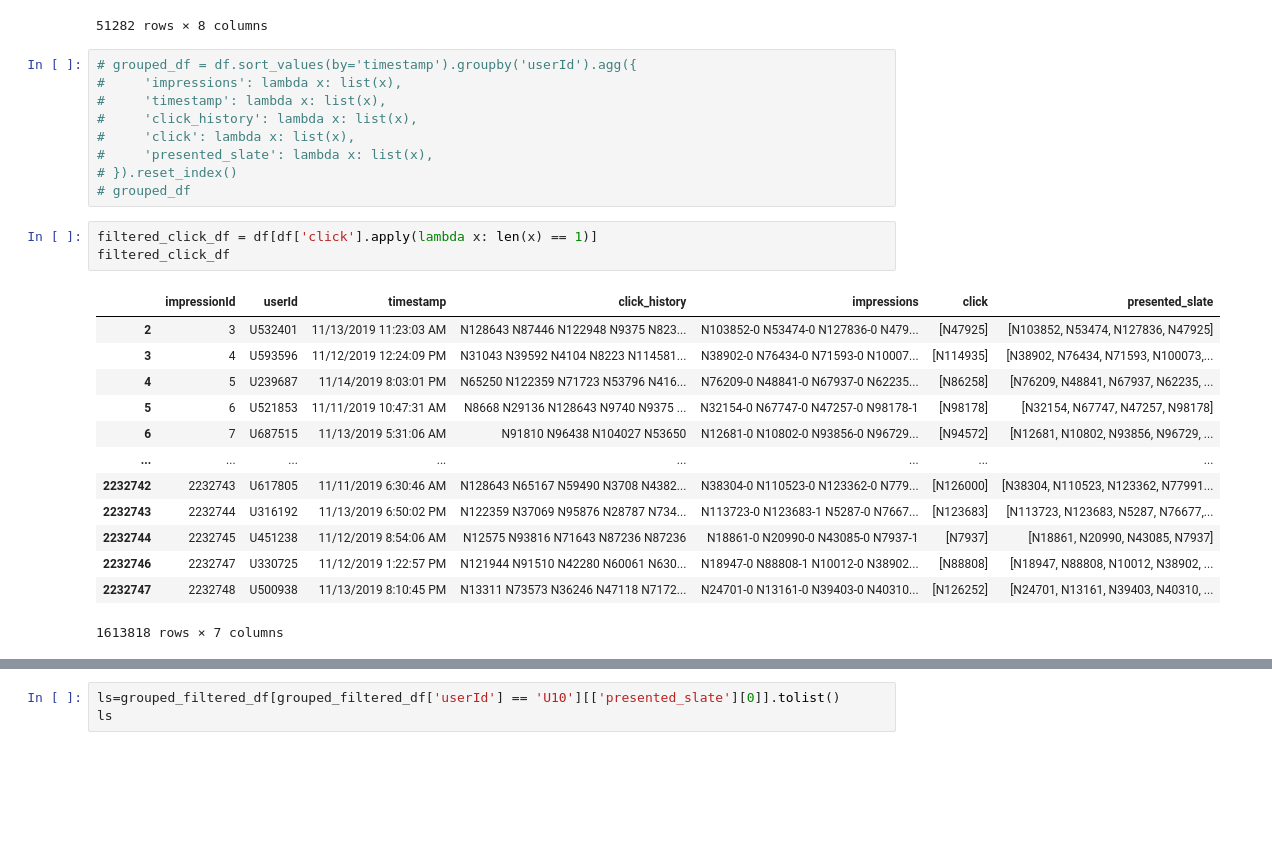
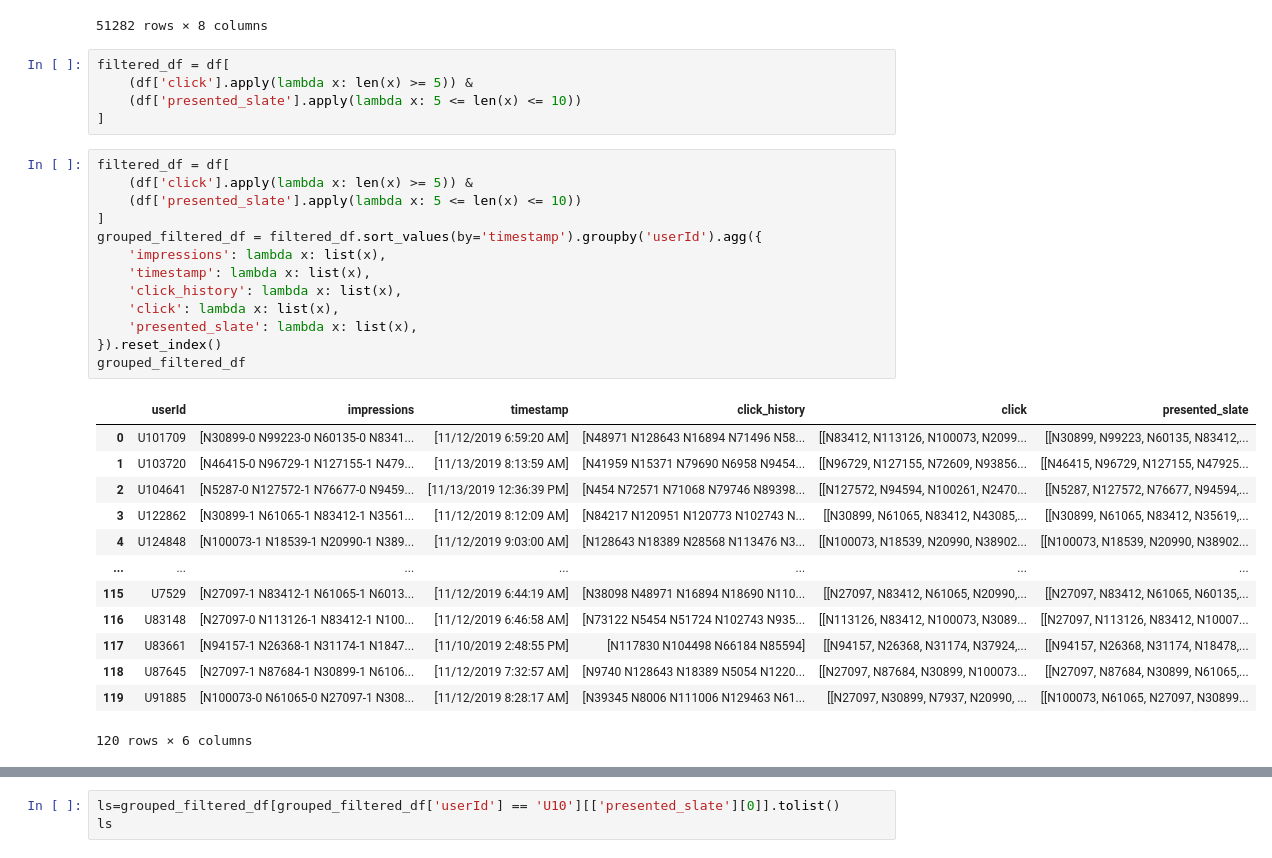
Before and after one commit to Asr419/rl_spotifyrecs, a Jupyter notebook: src/rl_spotifyrecs/mind_dataset/mind_data.ipynb, the cells around one changed output, grey strips where cells are left out. Saved outputs shown, nothing was run; the diff lists cells and outputs as text; blank space fills up the shorter version.

```diff
--- a/src/rl_spotifyrecs/mind_dataset/mind_data.ipynb
+++ b/src/rl_spotifyrecs/mind_dataset/mind_data.ipynb
@@ -74,29 +76,35 @@ The article data consist in total of 51282 number of articles.
 | 51280 | N34418 | sports | soccer_epl | How the Sounders won MLS Cup | Mark, Jeremiah and Casey were so ... | https://assets.msn.com/labs/mind/... | [{"Label": "MLS Cup", "Type": "U"... | [] |
 | 51281 | N44276 | autos | autossports | Best Sports Car Deals for October | NaN | https://assets.msn.com/labs/mind/... | [{"Label": "Peugeot RCZ", "Type":... | [] |
 51282 rows × 8 columns
+# %%
+filtered_df = df[
+    (df['click'].apply(lambda x: len(x) >= 5)) &
+    (df['presented_slate'].apply(lambda x: 5 <= len(x) <= 10))
+]
 # %%
-# grouped_df = df.sort_values(by='timestamp').groupby('userId').agg({
-#     'impressions': lambda x: list(x),
-#     'timestamp': lambda x: list(x),
-#     'click_history': lambda x: list(x),
-#     'click': lambda x: list(x),
-#     'presented_slate': lambda x: list(x),
-# }).reset_index()
-# grouped_df
+filtered_df = df[
+    (df['click'].apply(lambda x: len(x) >= 5)) &
+    (df['presented_slate'].apply(lambda x: 5 <= len(x) <= 10))
+]
+grouped_filtered_df = filtered_df.sort_values(by='timestamp').groupby('userId').agg({
+    'impressions': lambda x: list(x),
+    'timestamp': lambda x: list(x),
+    'click_history': lambda x: list(x),
+    'click': lambda x: list(x),
+    'presented_slate': lambda x: list(x),
+}).reset_index()
+grouped_filtered_df
+# %% [output]
+|  | userId | impressions | timestamp | click_history | click | presented_slate |
+| 0 | U101709 | [N30899-0 N99223-0 N60135-0 N8341... | [11/12/2019 6:59:20 AM] | [N48971 N128643 N16894 N71496 N58... | [[N83412, N113126, N100073, N2099... | [[N30899, N99223, N60135, N83412,... |
+| 1 | U103720 | [N46415-0 N96729-1 N127155-1 N479... | [11/13/2019 8:13:59 AM] | [N41959 N15371 N79690 N6958 N9454... | [[N96729, N127155, N72609, N93856... | [[N46415, N96729, N127155, N47925... |
+| 2 | U104641 | [N5287-0 N127572-1 N76677-0 N9459... | [11/13/2019 12:36:39 PM] | [N454 N72571 N71068 N79746 N89398... | [[N127572, N94594, N100261, N2470... | [[N5287, N127572, N76677, N94594,... |
+| 3 | U122862 | [N30899-1 N61065-1 N83412-1 N3561... | [11/12/2019 8:12:09 AM] | [N84217 N120951 N120773 N102743 N... | [[N30899, N61065, N83412, N43085,... | [[N30899, N61065, N83412, N35619,... |
+| 4 | U124848 | [N100073-1 N18539-1 N20990-1 N389... | [11/12/2019 9:03:00 AM] | [N128643 N18389 N28568 N113476 N3... | [[N100073, N18539, N20990, N38902... | [[N100073, N18539, N20990, N38902... |
+| ... | ... | ... | ... | ... | ... | ... |
+| 115 | U7529 | [N27097-1 N83412-1 N61065-1 N6013... | [11/12/2019 6:44:19 AM] | [N38098 N48971 N16894 N18690 N110... | [[N27097, N83412, N61065, N20990,... | [[N27097, N83412, N61065, N60135,... |
+| 116 | U83148 | [N27097-0 N113126-1 N83412-1 N100... | [11/12/2019 6:46:58 AM] | [N73122 N5454 N51724 N102743 N935... | [[N113126, N83412, N100073, N3089... | [[N27097, N113126, N83412, N10007... |
+| 117 | U83661 | [N94157-1 N26368-1 N31174-1 N1847... | [11/10/2019 2:48:55 PM] | [N117830 N104498 N66184 N85594] | [[N94157, N26368, N31174, N37924,... | [[N94157, N26368, N31174, N18478,... |
+| 118 | U87645 | [N27097-1 N87684-1 N30899-1 N6106... | [11/12/2019 7:32:57 AM] | [N9740 N128643 N18389 N5054 N1220... | [[N27097, N87684, N30899, N100073... | [[N27097, N87684, N30899, N61065,... |
+| 119 | U91885 | [N100073-0 N61065-0 N27097-1 N308... | [11/12/2019 8:28:17 AM] | [N39345 N8006 N111006 N129463 N61... | [[N27097, N30899, N7937, N20990, ... | [[N100073, N61065, N27097, N30899... |
+120 rows × 6 columns
-# %%
-filtered_click_df = df[df['click'].apply(lambda x: len(x) == 1)]
-filtered_click_df
-# %% [output]
-|  | impressionId | userId | timestamp | click_history | impressions | click | presented_slate |
-| 2 | 3 | U532401 | 11/13/2019 11:23:03 AM | N128643 N87446 N122948 N9375 N823... | N103852-0 N53474-0 N127836-0 N479... | [N47925] | [N103852, N53474, N127836, N47925] |
-| 3 | 4 | U593596 | 11/12/2019 12:24:09 PM | N31043 N39592 N4104 N8223 N114581... | N38902-0 N76434-0 N71593-0 N10007... | [N114935] | [N38902, N76434, N71593, N100073,... |
-| 4 | 5 | U239687 | 11/14/2019 8:03:01 PM | N65250 N122359 N71723 N53796 N416... | N76209-0 N48841-0 N67937-0 N62235... | [N86258] | [N76209, N48841, N67937, N62235, ... |
-| 5 | 6 | U521853 | 11/11/2019 10:47:31 AM | N8668 N29136 N128643 N9740 N9375 ... | N32154-0 N67747-0 N47257-0 N98178-1 | [N98178] | [N32154, N67747, N47257, N98178] |
-| 6 | 7 | U687515 | 11/13/2019 5:31:06 AM | N91810 N96438 N104027 N53650 | N12681-0 N10802-0 N93856-0 N96729... | [N94572] | [N12681, N10802, N93856, N96729, ... |
-| ... | ... | ... | ... | ... | ... | ... | ... |
-| 2232742 | 2232743 | U617805 | 11/11/2019 6:30:46 AM | N128643 N65167 N59490 N3708 N4382... | N38304-0 N110523-0 N123362-0 N779... | [N126000] | [N38304, N110523, N123362, N77991... |
-| 2232743 | 2232744 | U316192 | 11/13/2019 6:50:02 PM | N122359 N37069 N95876 N28787 N734... | N113723-0 N123683-1 N5287-0 N7667... | [N123683] | [N113723, N123683, N5287, N76677,... |
-| 2232744 | 2232745 | U451238 | 11/12/2019 8:54:06 AM | N12575 N93816 N71643 N87236 N87236 | N18861-0 N20990-0 N43085-0 N7937-1 | [N7937] | [N18861, N20990, N43085, N7937] |
-| 2232746 | 2232747 | U330725 | 11/12/2019 1:22:57 PM | N121944 N91510 N42280 N60061 N630... | N18947-0 N88808-1 N10012-0 N38902... | [N88808] | [N18947, N88808, N10012, N38902, ... |
-| 2232747 | 2232748 | U500938 | 11/13/2019 8:10:45 PM | N13311 N73573 N36246 N47118 N7172... | N24701-0 N13161-0 N39403-0 N40310... | [N126252] | [N24701, N13161, N39403, N40310, ... |
-1613818 rows × 7 columns
```
Also changed, not shown: parts of 11 cells of this notebook, 3 other files.
